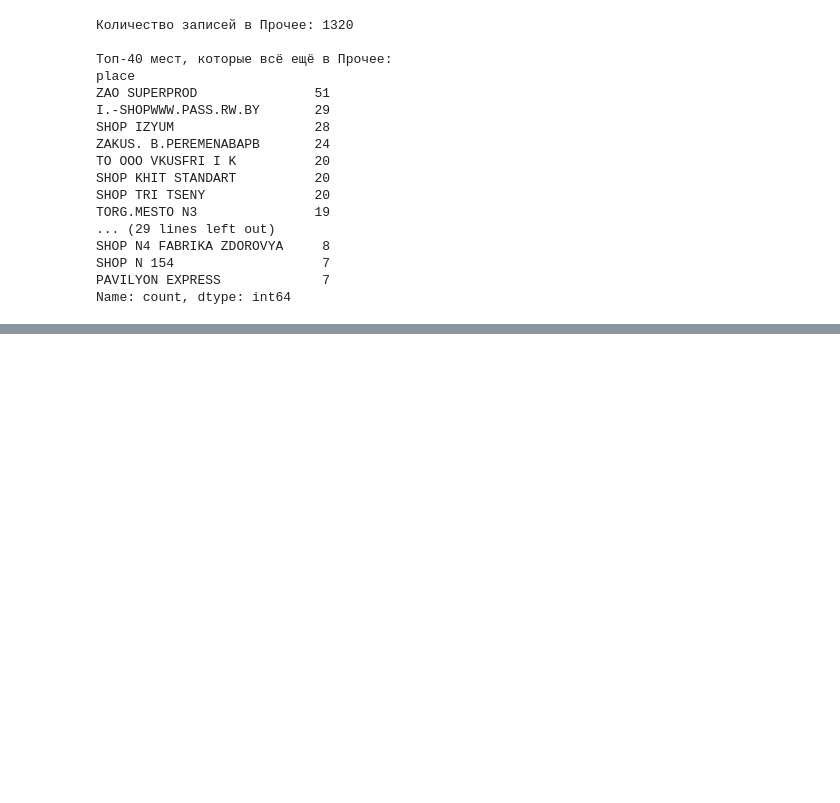
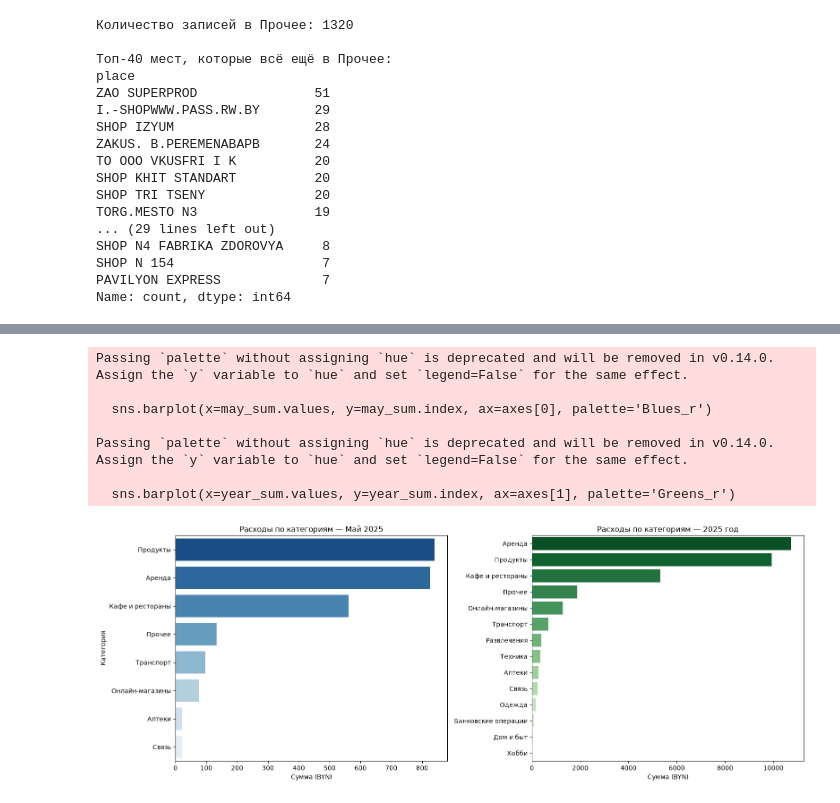
Before and after one commit to F1stik/data-science, a Jupyter notebook: 03_visualization_of_data/04_seaborn.ipynb, the cells around one changed output, grey strips where cells are left out. Drawn from its saved outputs; the diff is of its cells as text; code cells hidden in the pictures; blank space fills up the shorter version.

```diff
--- a/03_visualization_of_data/04_seaborn.ipynb
+++ b/03_visualization_of_data/04_seaborn.ipynb
@@ -379,0 +1147,9 @@ def get_category(place):
+# %%
+df['year'] = df['operation_date'].dt.year
+df['month'] = df['operation_date'].dt.month
+
+print("Доступные годы:")
+print(sorted(df['year'].unique()))
+
+print("\nКоличество операций по годам и месяцам:")
+print(df.groupby(['year', 'month']).size().unstack(fill_value=0))
@@ -379,0 +1167,38 @@ def get_category(place):
+# %%
+import seaborn as sns
+import matplotlib.pyplot as plt
+
+# Фильтруем данные
+may_2025 = df[(df['year'] == 2025) & (df['month'] == 5) & (df['is_expense'])]
+year_2025 = df[(df['year'] == 2025) & (df['is_expense'])]
+
+# Считаем суммы по категориям
+may_sum = may_2025.groupby('category')['amount'].sum().sort_values(ascending=False)
+year_sum = year_2025.groupby('category')['amount'].sum().sort_values(ascending=False)
+
+# Два графика рядом
+fig, axes = plt.subplots(1, 2, figsize=(16, 6))
+
+# Левый график — Май 2025
+sns.barplot(x=may_sum.values, y=may_sum.index, ax=axes[0], palette='Blues_r')
+axes[0].set_title('Расходы по категориям — Май 2025')
+axes[0].set_xlabel('Сумма (BYN)')
+axes[0].set_ylabel('Категория')
+
+# Правый график — Весь 2025 год
+sns.barplot(x=year_sum.values, y=year_sum.index, ax=axes[1], palette='Greens_r')
+axes[1].set_title('Расходы по категориям — 2025 год')
+axes[1].set_xlabel('Сумма (BYN)')
+axes[1].set_ylabel('')
+
+plt.tight_layout()
+plt.show()
+# %% [output]
+Passing `palette` without assigning `hue` is deprecated and will be removed in v0.14.0. Assign the `y` variable to `hue` and set `legend=False` for the same effect.
+
+  sns.barplot(x=may_sum.values, y=may_sum.index, ax=axes[0], palette='Blues_r')
+
+Passing `palette` without assigning `hue` is deprecated and will be removed in v0.14.0. Assign the `y` variable to `hue` and set `legend=False` for the same effect.
+
+  sns.barplot(x=year_sum.values, y=year_sum.index, ax=axes[1], palette='Greens_r')
+[figure, added]
```
Also changed, not shown: parts of 27 cells of this notebook, 2 other files.
